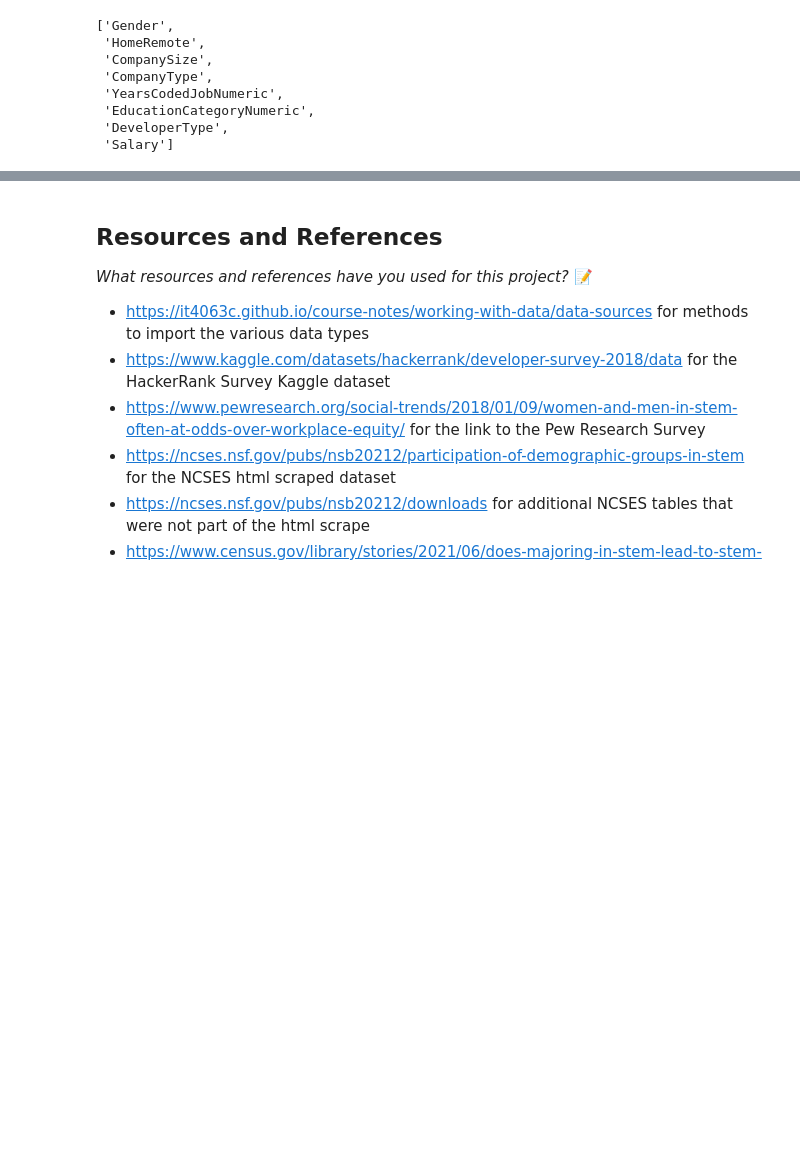
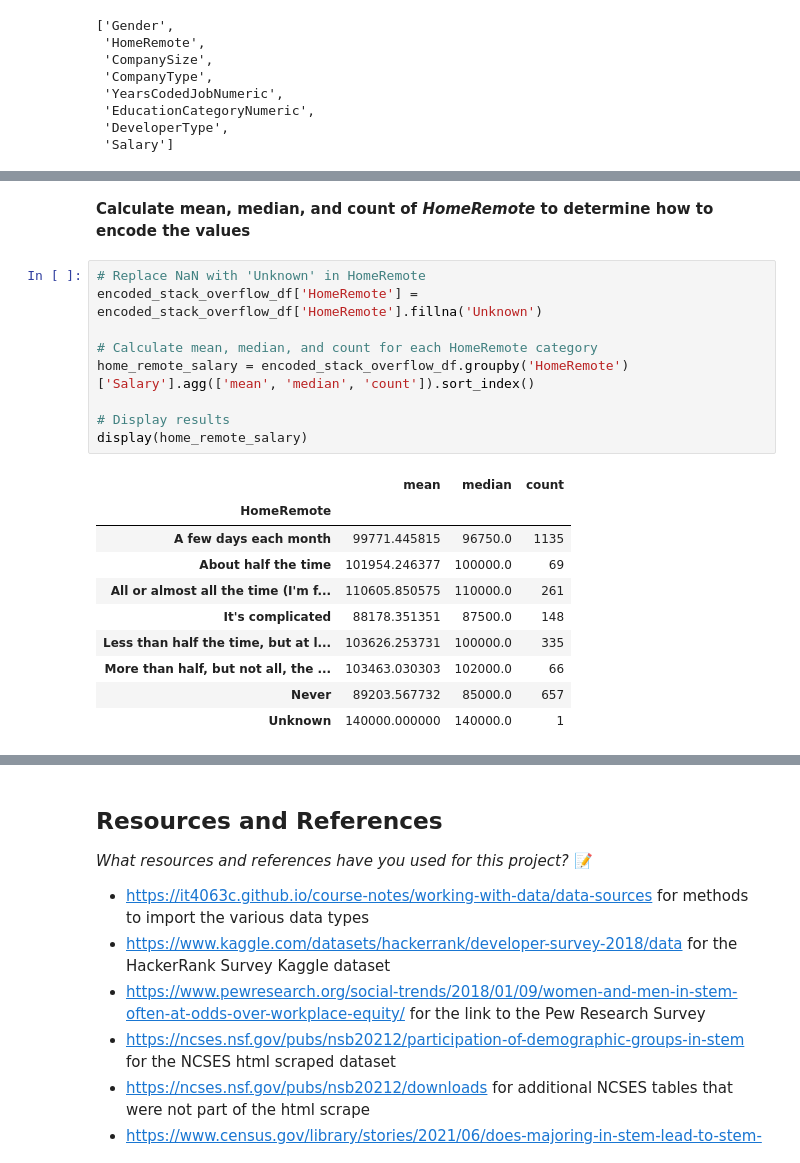
Before and after one commit to IT4063C-Fall24/final-project-yaumj, a Jupyter notebook: source.ipynb, the cells around one changed output, grey strips where cells are left out. Cells and saved outputs as stored; diff of their text form; blank space fills up the shorter version.

```diff
--- a/source.ipynb
+++ b/source.ipynb
@@ -4271,0 +4339,22 @@ display(list(stack_overflow_results_df.columns))
+# %% [markdown]
+**Calculate mean, median, and count of *HomeRemote* to determine how to encode the values**
+# %%
+# Replace NaN with 'Unknown' in HomeRemote
+encoded_stack_overflow_df['HomeRemote'] = encoded_stack_overflow_df['HomeRemote'].fillna('Unknown')
+
+# Calculate mean, median, and count for each HomeRemote category
+home_remote_salary = encoded_stack_overflow_df.groupby('HomeRemote')['Salary'].agg(['mean', 'median', 'count']).sort_index()
+
+# Display results
+display(home_remote_salary)
+# %% [output]
+|  | mean | median | count |
+| HomeRemote |  |  |  |
+| A few days each month | 99771.445815 | 96750.0 | 1135 |
+| About half the time | 101954.246377 | 100000.0 | 69 |
+| All or almost all the time (I'm f... | 110605.850575 | 110000.0 | 261 |
+| It's complicated | 88178.351351 | 87500.0 | 148 |
+| Less than half the time, but at l... | 103626.253731 | 100000.0 | 335 |
+| More than half, but not all, the ... | 103463.030303 | 102000.0 | 66 |
+| Never | 89203.567732 | 85000.0 | 657 |
+| Unknown | 140000.000000 | 140000.0 | 1 |
```
Also changed, not shown: parts of 13 cells of this notebook.
